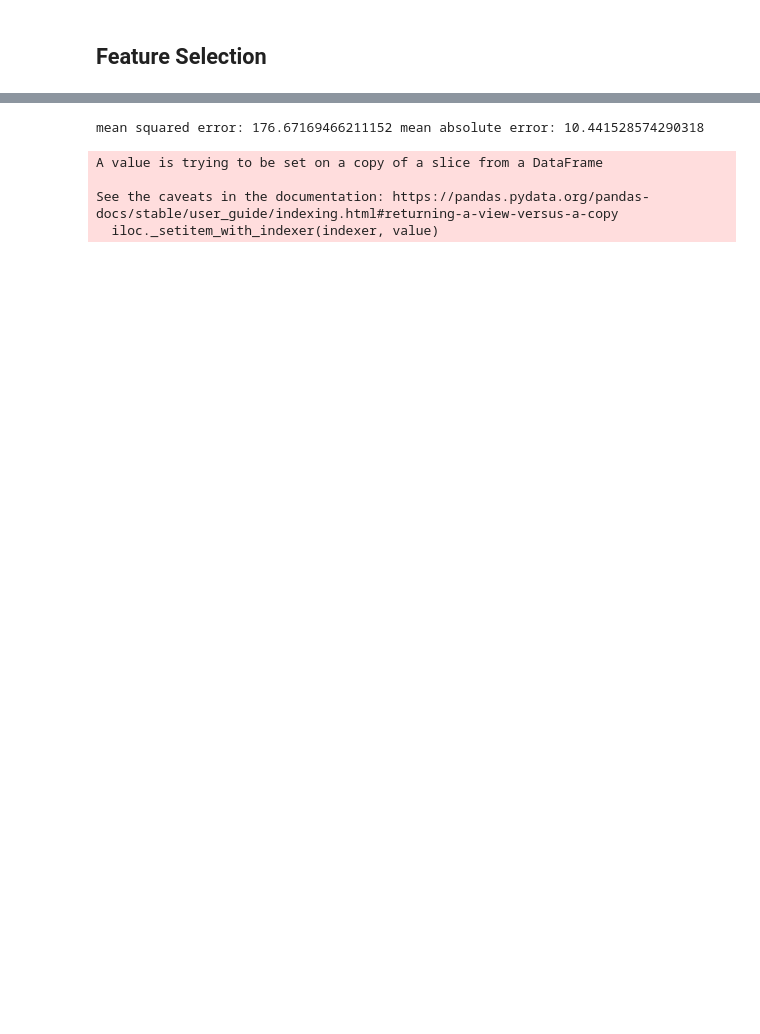
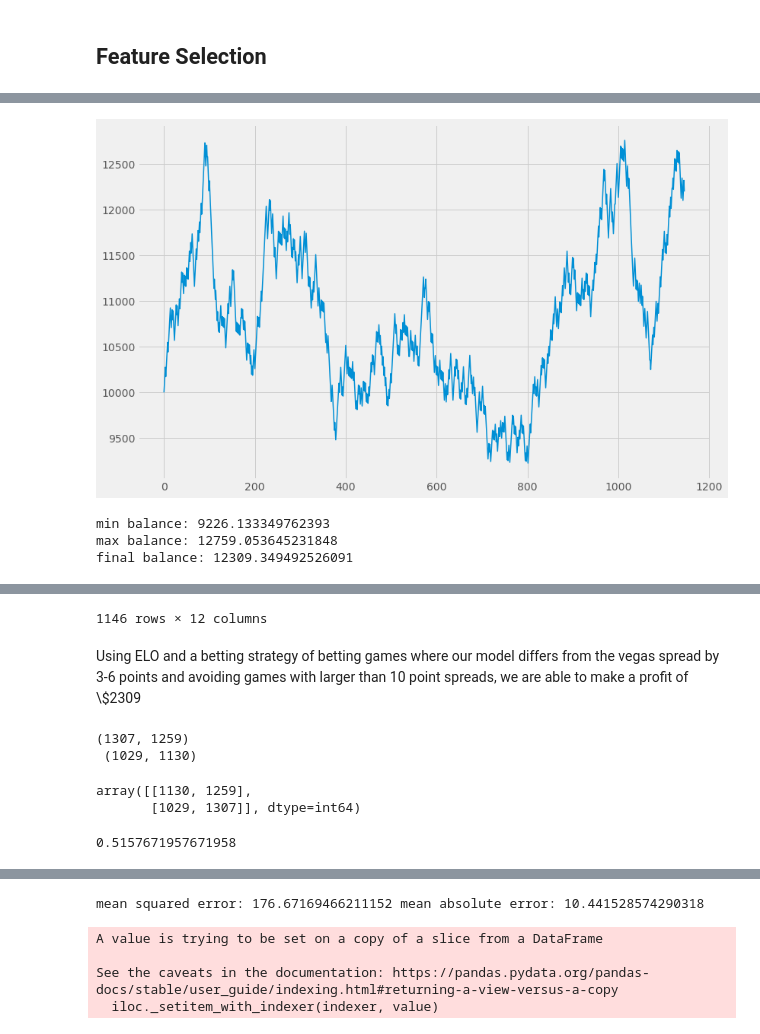
Before and after one commit to jnish23/NBA_Model, a Jupyter notebook: notebooks/team_based_modelv2.ipynb, the cells around one changed output, grey strips where cells are left out. Drawn from its saved outputs; the diff is of its cells as text; code cells hidden in the pictures; blank space fills up the shorter version.

```diff
--- a/notebooks/team_based_modelv2.ipynb
+++ b/notebooks/team_based_modelv2.ipynb
@@ -181,0 +751,6 @@ full_df['spread'].isnull().sum()
+# %%
+select_bets = betting_results.loc[((betting_results['model_spread_diff'].between(3,6)))
+                                 & (abs(betting_results['spread']) < 10)]
+# select_bets['bet_won'] == 1
+(select_bets['bet_won'] == 1).sum()*100 + (select_bets['bet_won'] == 0).sum()*-110
+select_bets
@@ -181,0 +771,39 @@ full_df['spread'].isnull().sum()
+# %%
+def simulate_bets(df):
+    df = df.reset_index()
+    df.loc[0, 'bankroll_i'] = 10000
+    for idx in df.index:
+        if np.isnan(df.loc[idx, 'bankroll_i']):
+            df.loc[idx, 'bankroll_i'] = df.loc[idx-1, 'bankroll_n']
+
+        df.loc[idx, 'bet_size'] = df.loc[idx, 'bankroll_i'] * 0.01
+        if df.loc[idx, 'bet_won'] == 1:
+            df.loc[idx, 'bankroll_n'] = df.loc[idx, 'bankroll_i'] + (1/1.1)*df.loc[idx, 'bet_size']
+        elif df.loc[idx, 'bet_won'] == 0:
+            df.loc[idx, 'bankroll_n'] = df.loc[idx, 'bankroll_i'] - df.loc[idx, 'bet_size']
+        else:
+            df.loc[idx, 'bankroll_n'] = df.loc[idx, 'bankroll_i']
+
+    plt.style.use('fivethirtyeight')
+
+    fig, ax = plt.subplots(figsize=(12, 8))
+
+    ax.plot(range(df.shape[0]), df['bankroll_i'], linewidth=1.5)
+    plt.show()
+    min_balance = df['bankroll_n'].min()
+    max_balance = df['bankroll_n'].max()
+    final_balance = df['bankroll_n'].iloc[-1]
+    win_pct = df.loc[df['bet_won'] != 0.5, 'bet_won'].mean()
+    print("min balance:", min_balance,
+         "\nmax balance:", max_balance,
+         "\nfinal balance:", final_balance,
+         "\nwin percentage", round(win_pct, 4) * 100)
+    return df
+# %%
+
+simulate_bets(select_bets)
+# %% [output]
+[figure, added]
+min balance: 9226.133349762393
+max balance: 12759.053645231848
+final balance: 12309.349492526091
@@ -182 +822,19 @@ full_df['spread'].isnull().sum()
+1146 rows × 12 columns
+# %% [markdown]
+Using ELO and a betting strategy of betting games where our model differs from the vegas spread by 3-6 points and avoiding games with larger than 10 point spreads, we are able to make a profit of \\$2309
+# %%
+betting_results
+# %% [output]
+(1307, 1259)
+ (1029, 1130)
+# %%
+pushes_removed = betting_results.loc[betting_results['home_cover'] != 0.5]
+confusion_matrix(pushes_removed['home_cover'], pushes_removed['bet_home'])
+# %% [output]
+array([[1130, 1259],
+       [1029, 1307]], dtype=int64)
+# %%
+(1307+1130) / (1130+1259+1029+1307)
+# %% [output]
+0.5157671957671958
 # %%
```
Also changed, not shown: parts of 56 cells of this notebook, 6 other files.
